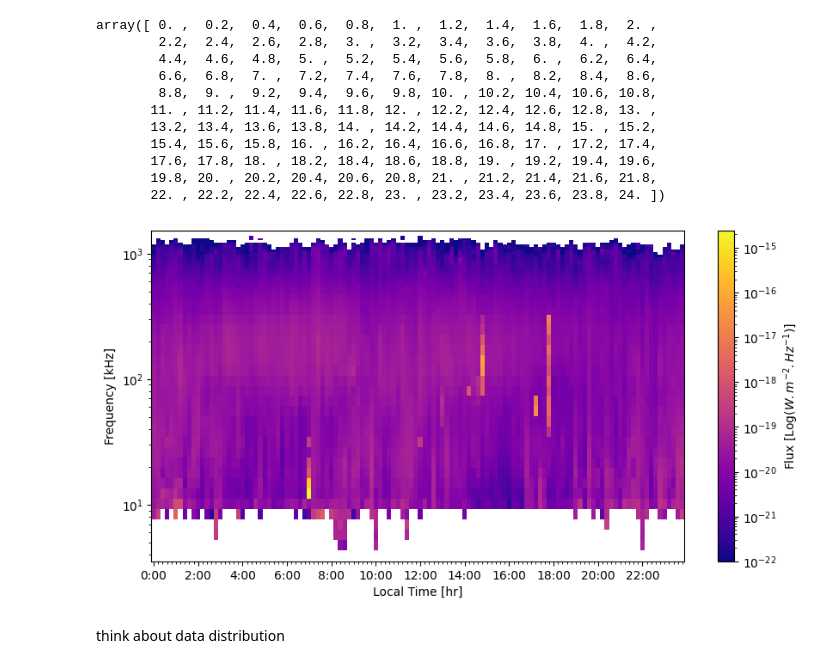
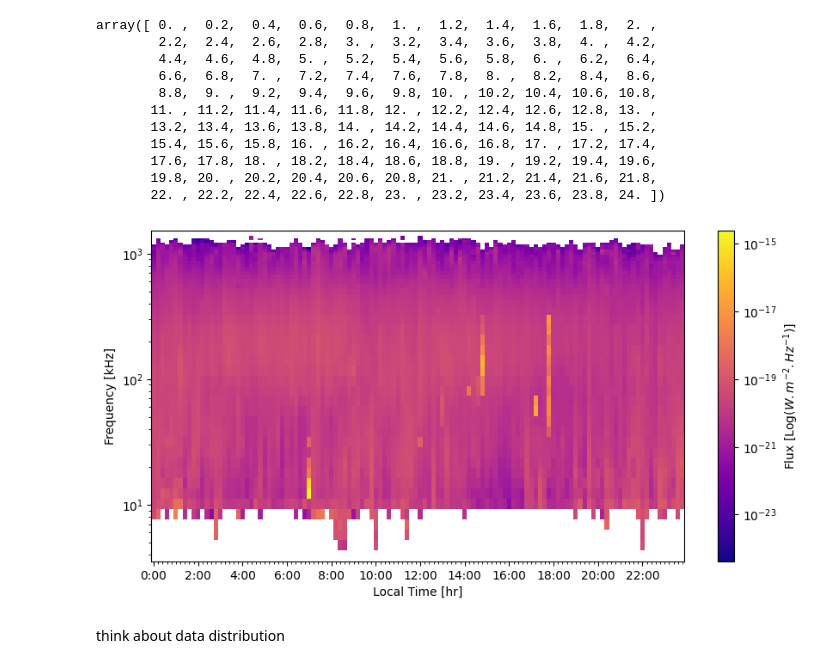
Before and after one commit to DIASPlanetary/Saturn_LFEs, a Jupyter notebook: fig_avg_spectrograms/avg_spectrograms.ipynb, the cells around one changed output. Cells and saved outputs as stored; diff of their text form; code cells hidden in the pictures.

```diff
--- a/fig_avg_spectrograms/avg_spectrograms.ipynb
+++ b/fig_avg_spectrograms/avg_spectrograms.ipynb
@@ -14,7 +14,6 @@ ephemeris_fp = '../data/calculated/20040101000000_20170915115700_ephemeris.csv'
 Read the polygon's masked flux
 # %%
 ds = xr.open_dataset(skr_poly_flux_all_fp, engine='netcdf4')  # This file is all the masked polygon flux from all years combined together, yearly files generated from get_polygon_flux.ipynb
-ds = ds.rename({'__xarray_dataarray_variable__': 'flux'})  # Rename flux values to flux
 # %% [markdown]
 Create a panda dataframe with frequency values as columns
 # %%
@@ -39,7 +38,7 @@ df
 Read the ephemeris data as a pandas dataframe
 # %%
 df_ephemeris = pd.read_csv(ephemeris_fp)
-df_ephemeris = df_ephemeris.rename(columns={'datetime': 'Universal Time'})  # Rename datetime column to Universal Time
-df_ephemeris["Universal Time"] = df_ephemeris["Universal Time"].astype('datetime64[ns]')  # Convert time values to datetime64 for merging
+df_ephemeris = df_ephemeris.rename(columns={'start': 'Universal Time'})  # Rename datetime column to Universal Time
+df_ephemeris["Universal Time"] = np.array(df_ephemeris['Universal Time'], dtype='datetime64')  # Convert strings to datetime64 format
 df_ephemeris
 # %% [output]
@@ -109,22 +108,22 @@ array([ 0. ,  0.2,  0.4,  0.6,  0.8,  1. ,  1.2,  1.4,  1.6,  1.8,  2. ,
 # %%
 fig = plt.figure(figsize=(10,5), dpi=100)
 ax = fig.add_subplot()
 
-norm = mp_colors.LogNorm(vmin=1e-22)
+norm = mp_colors.LogNorm()
 cbar = ax.pcolormesh(bins[:-1], ds["frequency"], mean_flux.T, norm=norm, cmap='plasma')
 
 fig.colorbar(cbar, label=r'Flux [Log($W.m^{-2}.Hz^{-1}$)]')
 
 ax.set_xticks(bins[:-1:10])
 ax.set_xticks(bins[:-1], minor=True) # Check minute ticks to macth bins
 ax.xaxis.set_major_formatter('{x:.0f}:00')
 
 ax.set_yscale('log')
 ax.set_xlabel('Local Time [hr]')
 ax.set_ylabel('Frequency [kHz]');
-#ax.set_title('Polygon-selected Mean Magnetic Flux per frequency channel per local time over entire Cassini duration');
+ax.set_title('Polygon-selected Mean Magnetic Flux per frequency channel per local time over entire Cassini duration');
 # %% [output]
-[figure, old version]
+[figure, new version]
 # %% [markdown]
 think about data distribution
 # %%
```
Also changed, not shown: parts of 2 cells of this notebook, 1 other file.
